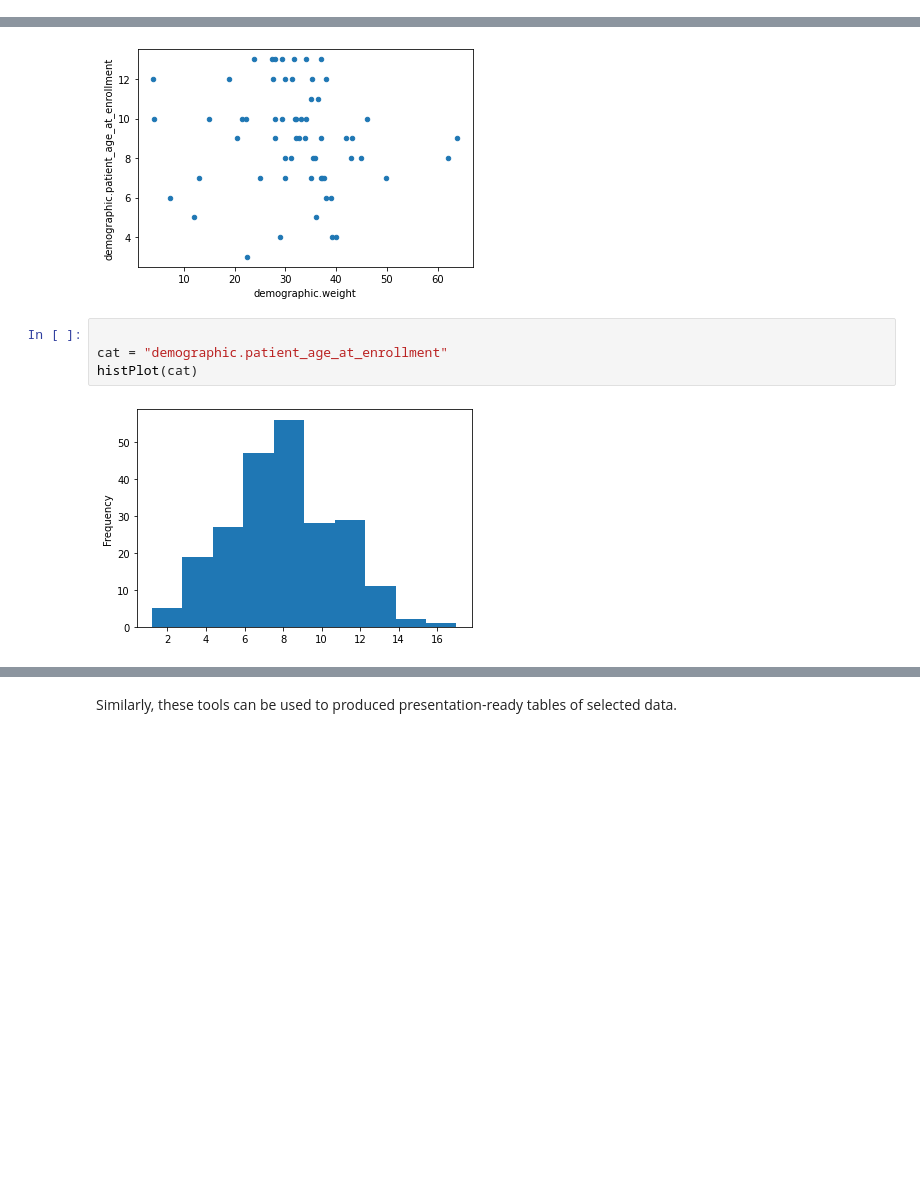
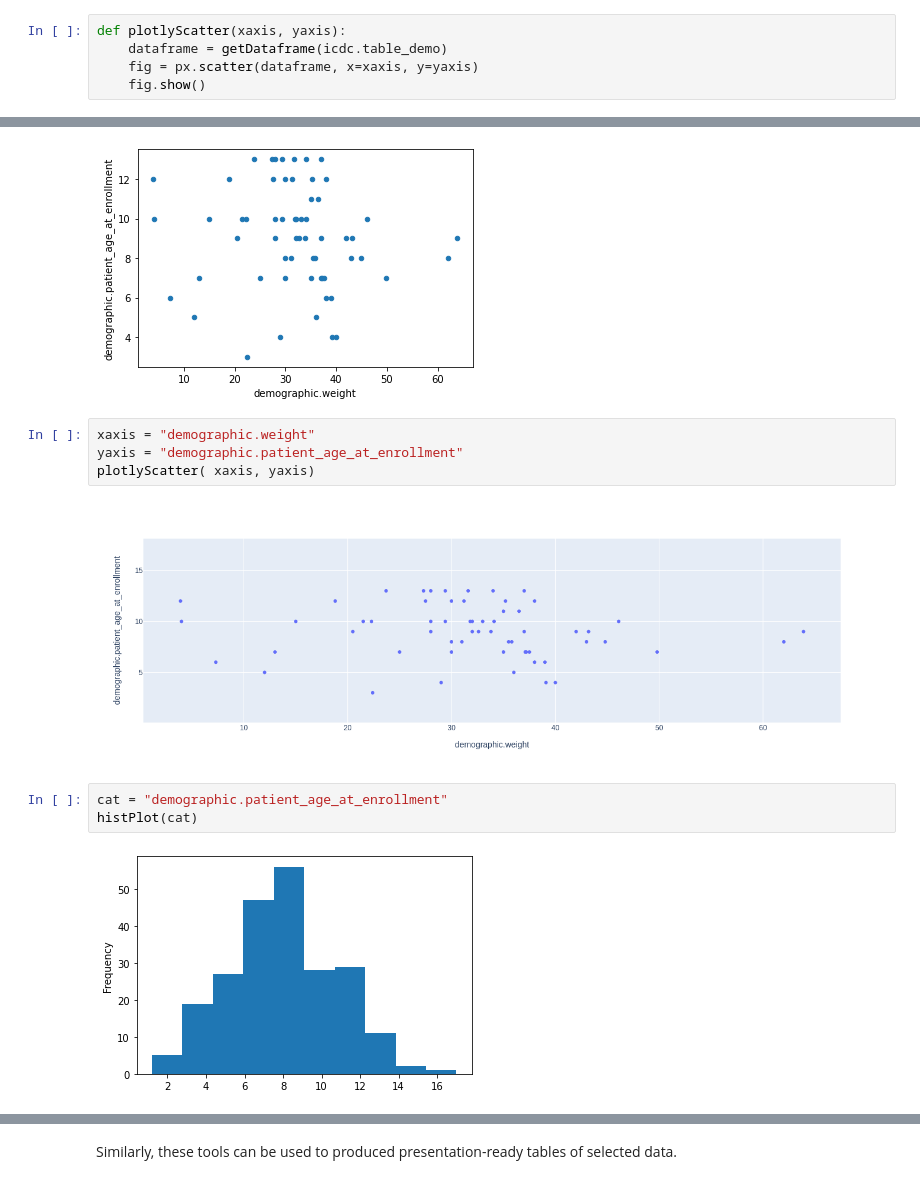
Before and after one commit to pihltd/Bento, a Jupyter notebook: ICDC_Analysis.ipynb, the cells around one changed output, grey strips where cells are left out. Cells and saved outputs as stored; diff of their text form; blank space fills up the shorter version.

Commit message:
Fixed Plotly issues

```diff
--- a/ICDC_Analysis.ipynb
+++ b/ICDC_Analysis.ipynb
@@ -147,3 +144,8 @@ def dataframeColumns():
 
     colList = list(dataframe)
     print(colList)
+# %%
+def plotlyScatter(xaxis, yaxis):
+    dataframe = getDataframe(icdc.table_demo)
+    fig = px.scatter(dataframe, x=xaxis, y=yaxis)
+    fig.show()
@@ -212,8 +219,13 @@ yaxis = "demographic.patient_age_at_enrollment"
 scatterPlot( xaxis, yaxis)
 # %% [output]
 [figure]
+# %%
+xaxis = "demographic.weight"
+yaxis = "demographic.patient_age_at_enrollment"
+plotlyScatter( xaxis, yaxis)
+# %% [output]
+[figure, added]
 # %%
-
 cat = "demographic.patient_age_at_enrollment"
 histPlot(cat)
 # %% [output]
```
Also changed, not shown: parts of 7 cells of this notebook.
